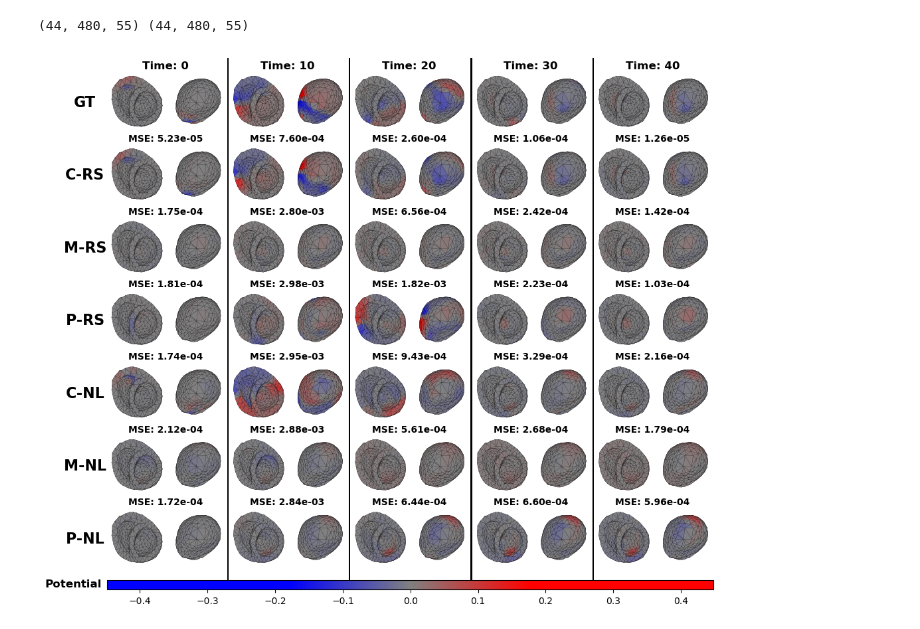
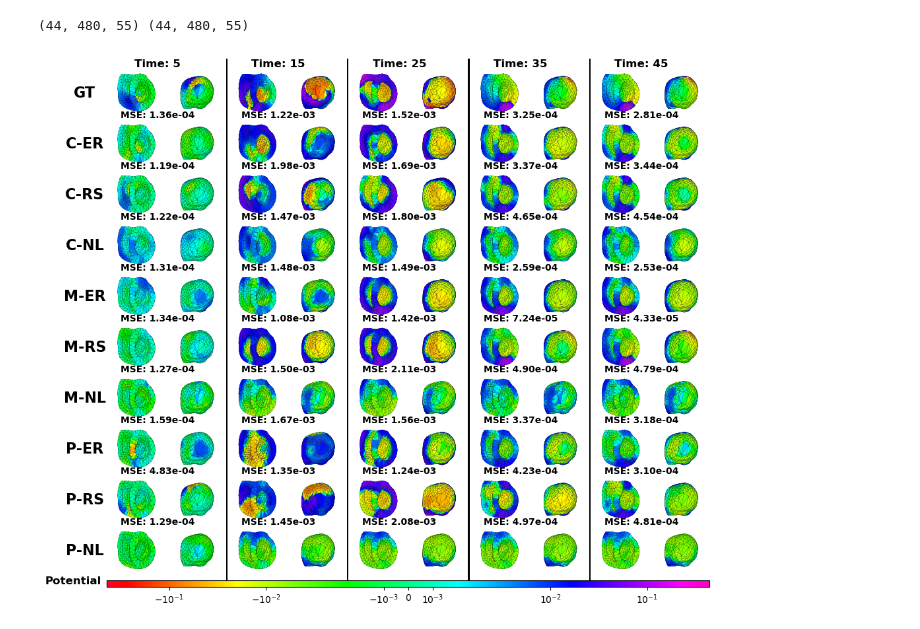
Before and after one commit to qu-gg/CoSFan-NeuralSurrogate, a Jupyter notebook: ablations/visualize_mesh.ipynb, the cells around one changed output. Saved outputs shown, nothing was run; the diff lists cells and outputs as text; code cells hidden in the pictures.

```diff
--- a/ablations/visualize_mesh.ipynb
+++ b/ablations/visualize_mesh.ipynb
@@ -347,19 +347,16 @@ def visualize_potential_comparison(data, params, timeframes=[0, 25, 50, 75], fig
                      wspace=0.05)
 
     # Create custom colormap with nonlinear color transitions
-    potential_colors = ['#0000FF', '#0000FF', '#808080', '#FF0000', '#FF0000']
-    potential_positions = [0.0, 0.3, 0.5, 0.7, 1.0]
+    potential_cmap = plt.cm.gist_rainbow
 
-    n_bins = 256
-    potential_cmap = colors.LinearSegmentedColormap.from_list("potential",
-                                                            list(zip(potential_positions, potential_colors)),
-                                                            N=n_bins)
-
-    # Find global min/max across all data
+    # Replace the existing normalization with SymLogNorm
     all_potentials = np.concatenate([gt_data] + list(data.values()), axis=1)
     vmin, vmax = np.min(all_potentials), np.max(all_potentials)
     abs_max = max(abs(vmin), abs(vmax))
-    potential_norm = colors.Normalize(vmin=-abs_max, vmax=abs_max)
+    # Define the linear threshold - values smaller than this will be scaled logarithmically
+    linthresh = abs_max / 100  # Adjust this value to control the transition point
+    potential_norm = colors.SymLogNorm(linthresh=linthresh, vmin=-abs_max, vmax=abs_max)
+
 
     # Calculate MSE per timeframe for each baseline
     mse_values = {}
@@ -424,7 +421,7 @@ def visualize_potential_comparison(data, params, timeframes=[0, 25, 50, 75], fig
                 # Set titles only on first view of each pair
                 if v_idx == 0:
                     if row_idx == 0:  # Ground Truth row
-                        ax.set_title(f'Time: {t}', pad=5, x=1, fontsize=12,
+                        ax.set_title(f'Time: {t + 5}', pad=5, x=1, fontsize=12,
                                    fontdict={'fontweight': 'bold'})
                     else:  # Baseline rows
                         method = label
@@ -458,40 +455,45 @@ def visualize_potential_comparison(data, params, timeframes=[0, 25, 50, 75], fig
     cbar = plt.colorbar(sm_potential, cax=cbar_ax, orientation='horizontal')
     cbar_ax.set_title('Potential', y=0, x=-0.01, rotation=0, ha='right', va='center', fontweight='bold')
 
     plt.savefig("ClusterMeshFigure.png", dpi=300)
     plt.show()
 
 
 # Choose base task
-idx = 0
+seed = 3333
+idx = 11
 base_task = 8
-test_task = 0
+test_task = 4
 pred_path = f"task_{base_task}/test_{test_task}_train/test_{test_task}_train_preds.npy"
 
 # Data samples to use
 data = {
-    "GT": np.load(f"/home/rxm7244/Projects/CoSFan-NeuralSurrogate/experiments/feedforwardmask_synthetic_continual_er_1111_1.0/feedforwardmask/version_0/task_{base_task}/test_{test_task}_train/test_{test_task}_train_signals.npy", allow_pickle=True)[idx],
+    "GT": np.load(f"/home/rxm7244/Projects/CoSFan-NeuralSurrogate/experiments/feedforwardmask_synthetic_continual_er_{seed}_1.0/feedforwardmask/version_0/task_{base_task}/test_{test_task}_train/test_{test_task}_train_signals.npy", allow_pickle=True)[idx],
 
-    "C-RS": np.load(f"/home/rxm7244/Projects/CoSFan-NeuralSurrogate/experiments/feedforwardmask_synthetic_continual_task_aware_1111_1.0/feedforwardmask/version_0/{pred_path}", allow_pickle=True)[idx],
-    "M-RS": np.load(f"/home/rxm7244/Projects/CoSFan-NeuralSurrogate/experiments/maml_synthetic_continual_task_aware_1111_1.0/maml/version_3/{pred_path}", allow_pickle=True)[idx],
-    "P-RS": np.load(f"/home/rxm7244/Projects/CoSFan-NeuralSurrogate/experiments/pns_synthetic_continual_task_aware_1111_1.0/pns/version_0/{pred_path}", allow_pickle=True)[idx],
+    "C-ER": np.load(f"/home/rxm7244/Projects/CoSFan-NeuralSurrogate/experiments/feedforwardmask_synthetic_continual_er_{seed}_1.0/feedforwardmask/version_0/{pred_path}", allow_pickle=True)[idx],
+    "C-RS": np.load(f"/home/rxm7244/Projects/CoSFan-NeuralSurrogate/experiments/feedforwardmask_synthetic_continual_task_aware_{seed}_1.0/feedforwardmask/version_0/{pred_path}", allow_pickle=True)[idx],
+    "C-NL": np.load(f"/home/rxm7244/Projects/CoSFan-NeuralSurrogate/experiments/feedforwardmask_synthetic_continual_naive_{seed}_1.0/feedforwardmask/version_0/{pred_path}", allow_pickle=True)[idx],
 
-    "C-NL": np.load(f"/home/rxm7244/Projects/CoSFan-NeuralSurrogate/experiments/feedforwardmask_synthetic_continual_naive_1111_1.0/feedforwardmask/version_0/{pred_path}", allow_pickle=True)[idx],
-    "M-NL": np.load(f"/home/rxm7244/Projects/CoSFan-NeuralSurrogate/experiments/maml_synthetic_continual_naive_1111_1.0/maml/version_0/{pred_path}", allow_pickle=True)[idx],
-    "P-NL": np.load(f"/home/rxm7244/Projects/CoSFan-NeuralSurrogate/experiments/pns_synthetic_continual_naive_1111_1.0/pns/version_0/{pred_path}", allow_pickle=True)[idx],
+    "M-ER": np.load(f"/home/rxm7244/Projects/CoSFan-NeuralSurrogate/experiments/maml_synthetic_continual_er_{seed}_1.0/maml/version_0/{pred_path}", allow_pickle=True)[idx],
+    "M-RS": np.load(f"/home/rxm7244/Projects/CoSFan-NeuralSurrogate/experiments/maml_synthetic_continual_task_aware_{seed}_1.0/maml/version_0/{pred_path}", allow_pickle=True)[idx],
+    "M-NL": np.load(f"/home/rxm7244/Projects/CoSFan-NeuralSurrogate/experiments/maml_synthetic_continual_naive_{seed}_1.0/maml/version_0/{pred_path}", allow_pickle=True)[idx],
+
+    "P-ER": np.load(f"/home/rxm7244/Projects/CoSFan-NeuralSurrogate/experiments/pns_synthetic_continual_er_{seed}_1.0/pns/version_0/{pred_path}", allow_pickle=True)[idx],
+    "P-RS": np.load(f"/home/rxm7244/Projects/CoSFan-NeuralSurrogate/experiments/pns_synthetic_continual_task_aware_{seed}_1.0/pns/version_0/{pred_path}", allow_pickle=True)[idx],
+    "P-NL": np.load(f"/home/rxm7244/Projects/CoSFan-NeuralSurrogate/experiments/pns_synthetic_continual_naive_{seed}_1.0/pns/version_0/{pred_path}", allow_pickle=True)[idx],
 }
 
 # Set up params based on test task
 param_dict = {
     480: "AW",
     475: "DC",
     448: "EC"
 }
 
 params = get_params("../data/ep/", param_dict[data["GT"].shape[0]], cfg['devices'][0], 1, cfg['load_torso'], cfg['load_physics'], cfg['graph_method'])
 
 # Example usage:
 timeframes = [0, 10, 20, 30, 40]
 visualize_potential_comparison(data, params, timeframes, figsize=(12, 10))
 # %% [output]
-[figure, old version]
+[figure, new version]
```
Also changed, not shown: 12 other files.
